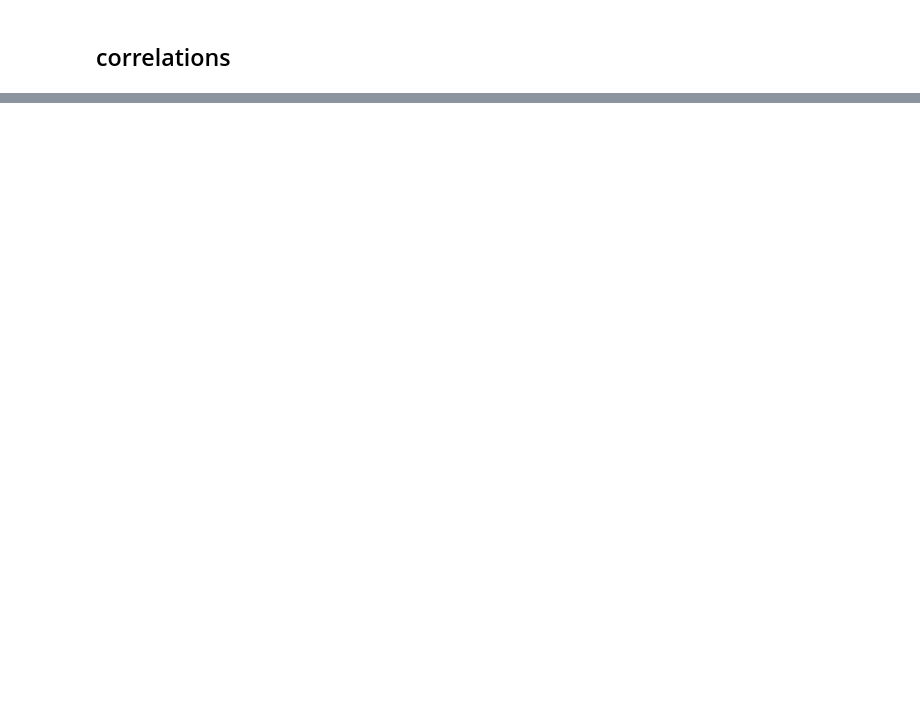
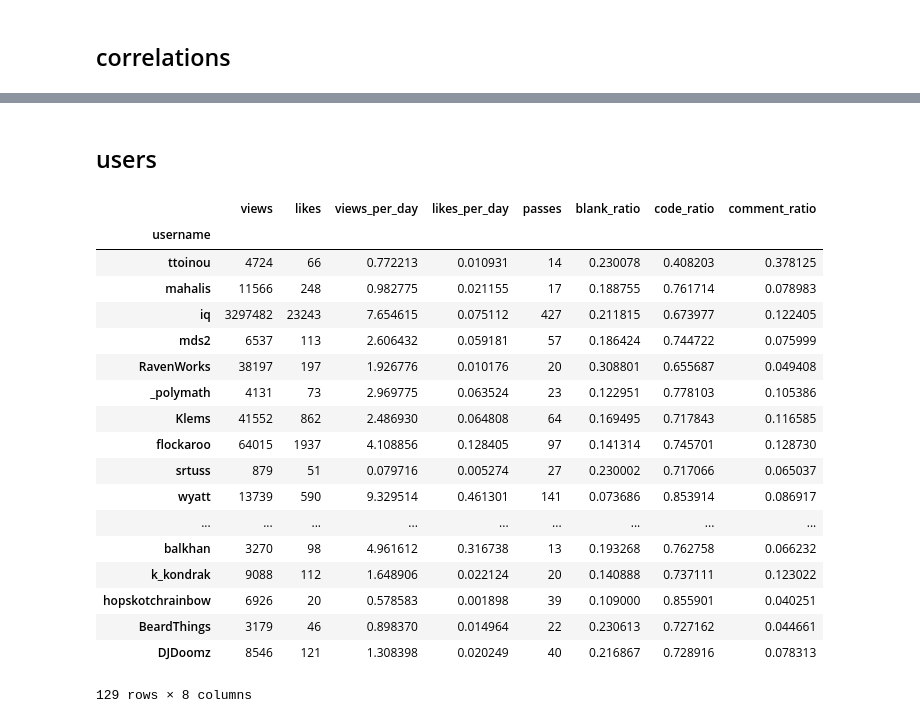
Before and after one commit to defgsus/shadertoz, a Jupyter notebook: notebooks/statistics.ipynb, the cells around one changed output, grey strips where cells are left out. Cells and saved outputs as stored; diff of their text form; code cells hidden in the pictures; blank space fills up the shorter version.

```diff
--- a/notebooks/statistics.ipynb
+++ b/notebooks/statistics.ipynb
@@ -67,0 +87,64 @@ corr.apply(lambda col: col.apply(lambda v: v if abs(v) > .2 else ""))
+# %% [markdown]
+## users
+# %%
+def get_user_stats(qset = None, min_shaders=0, with_ratio=True, with_absolute=False):
+    fields = ["username"] + NUMBER_FIELDS
+    values = (qset or ShadertoyShader.objects.all()).values_list(*fields)
+
+    per_user = dict()
+    per_user_count = dict()
+    for row in values:
+        if row[0] not in per_user:
+            per_user[row[0]] = list(row[1:])
+            per_user_count[row[0]] = 1
+        else:
+            for i in range(len(NUMBER_FIELDS)):
+                per_user[row[0]][i] += row[i+1]
+            per_user_count[row[0]] += 1
+
+    rows = [
+        [user] + per_user[user]
+        for user in per_user
+        if per_user_count[user] > min_shaders
+    ]
+
+    field_indices = [fields.index(field) for field in AVERAGE_FIELDS if field in fields]
+    for row in rows:
+        for idx in field_indices:
+            row[idx] /= per_user_count[row[0]]
+
+    fields = ["username"] + NUMBER_FIELDS_SHORT
+    array = np.asarray(rows)
+    df = pd.DataFrame(array, columns=fields)
+    df.index = df[fields[0]]
+    del df[fields[0]]
+    for f in fields[1:]:
+        df[f] = pd.to_numeric(df[f])
+    if with_ratio:
+        get_ratios(df)
+    if not with_absolute:
+        remove_absolute(df)
+    return df
+
+users = get_user_stats(min_shaders=10)
+users
+# %% [output]
+|  | views | likes | views_per_day | likes_per_day | passes | blank_ratio | code_ratio | comment_ratio |
+| username |  |  |  |  |  |  |  |  |
+| ttoinou | 4724 | 66 | 0.772213 | 0.010931 | 14 | 0.230078 | 0.408203 | 0.378125 |
+| mahalis | 11566 | 248 | 0.982775 | 0.021155 | 17 | 0.188755 | 0.761714 | 0.078983 |
+| iq | 3297482 | 23243 | 7.654615 | 0.075112 | 427 | 0.211815 | 0.673977 | 0.122405 |
+| mds2 | 6537 | 113 | 2.606432 | 0.059181 | 57 | 0.186424 | 0.744722 | 0.075999 |
+| RavenWorks | 38197 | 197 | 1.926776 | 0.010176 | 20 | 0.308801 | 0.655687 | 0.049408 |
+| _polymath | 4131 | 73 | 2.969775 | 0.063524 | 23 | 0.122951 | 0.778103 | 0.105386 |
+| Klems | 41552 | 862 | 2.486930 | 0.064808 | 64 | 0.169495 | 0.717843 | 0.116585 |
+| flockaroo | 64015 | 1937 | 4.108856 | 0.128405 | 97 | 0.141314 | 0.745701 | 0.128730 |
+| srtuss | 879 | 51 | 0.079716 | 0.005274 | 27 | 0.230002 | 0.717066 | 0.065037 |
+| wyatt | 13739 | 590 | 9.329514 | 0.461301 | 141 | 0.073686 | 0.853914 | 0.086917 |
+| ... | ... | ... | ... | ... | ... | ... | ... | ... |
+| balkhan | 3270 | 98 | 4.961612 | 0.316738 | 13 | 0.193268 | 0.762758 | 0.066232 |
+| k_kondrak | 9088 | 112 | 1.648906 | 0.022124 | 20 | 0.140888 | 0.737111 | 0.123022 |
+| hopskotchrainbow | 6926 | 20 | 0.578583 | 0.001898 | 39 | 0.109000 | 0.855901 | 0.040251 |
+| BeardThings | 3179 | 46 | 0.898370 | 0.014964 | 22 | 0.230613 | 0.727162 | 0.044661 |
+| DJDoomz | 8546 | 121 | 1.308398 | 0.020249 | 40 | 0.216867 | 0.728916 | 0.078313 |
+129 rows × 8 columns
```
Also changed, not shown: parts of 4 cells of this notebook, 5 other files.
